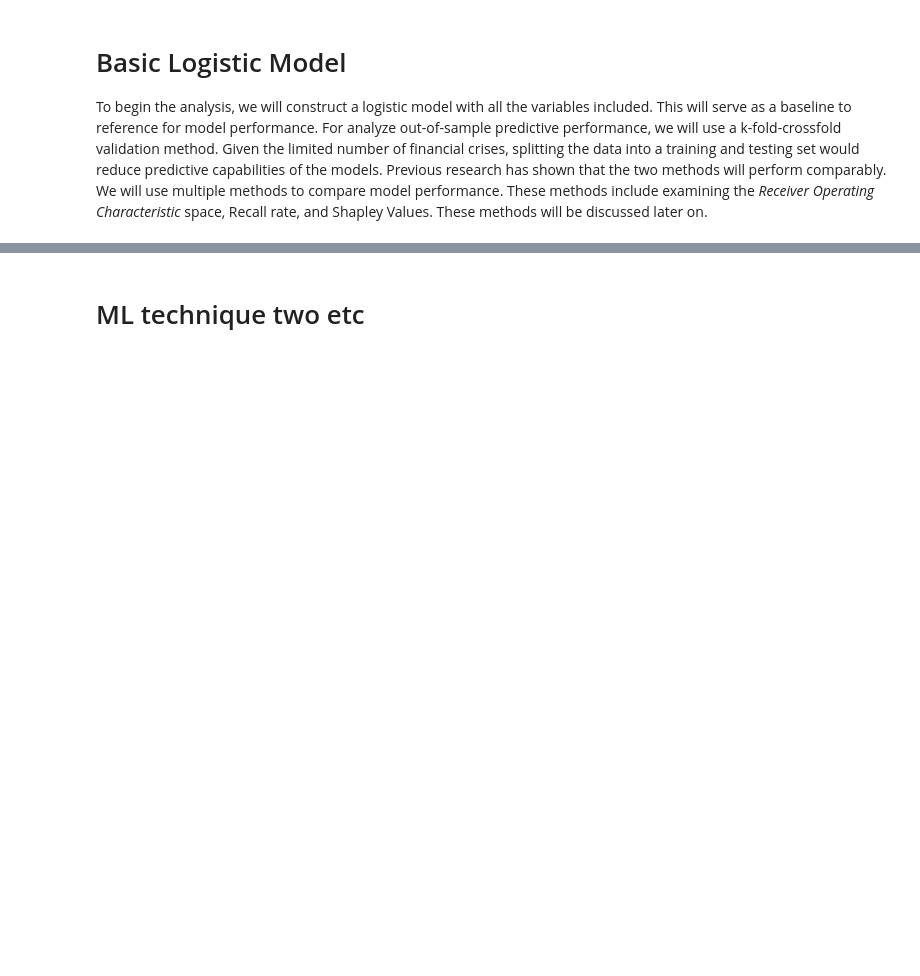
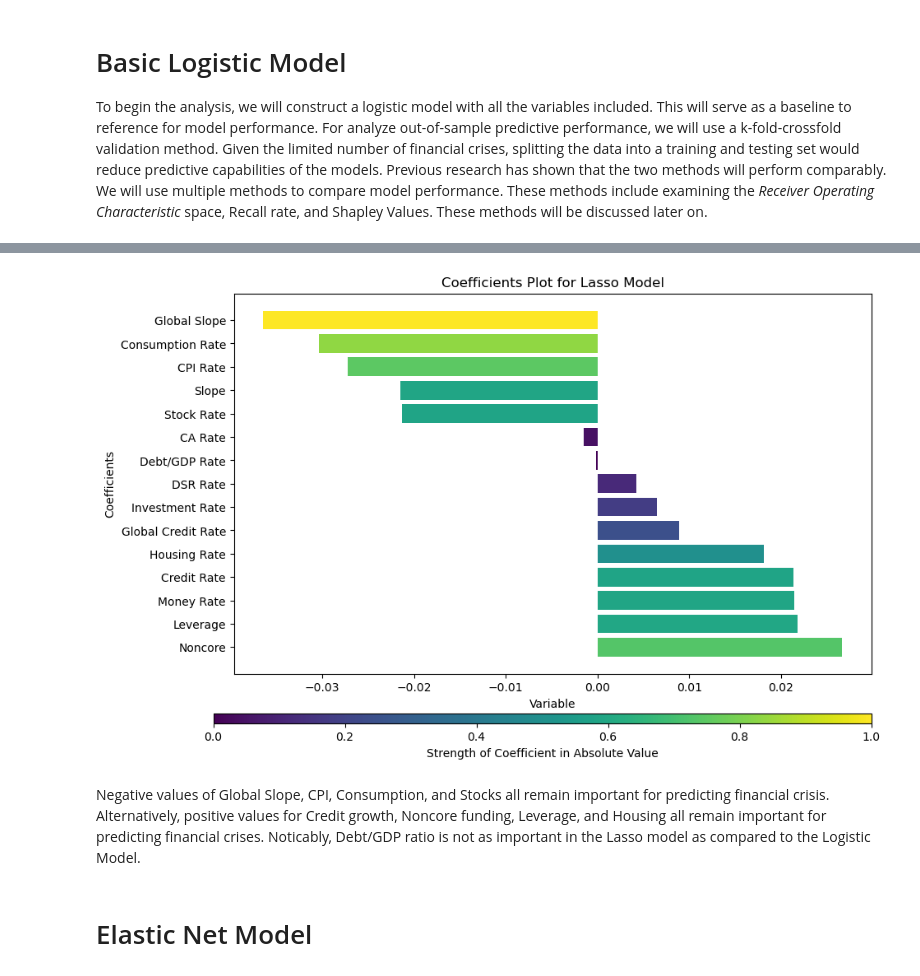
Before and after one commit to stenberg13/financial_crisis_prediction, a Jupyter notebook: Big_Data_Project_NEW.ipynb, the cells around one changed output, grey strips where cells are left out. Saved outputs shown, nothing was run; the diff lists cells and outputs as text; code cells hidden in the pictures; blank space fills up the shorter version.

```diff
--- a/Big_Data_Project_NEW.ipynb
+++ b/Big_Data_Project_NEW.ipynb
@@ -293,2 +268,25 @@ plt.barh(df['column_names'], df['coeff_lasso'])
+# %%
+column_names = df['column_names']
+coeff_lasso = df['coeff_lasso']
+
+# Define colormap 'viridis'
+cmap = plt.cm.viridis
+
+plt.figure(figsize=(10, 6))
+bars = plt.barh(column_names, coeff_lasso, color=cmap(abs(coeff_lasso) / max(abs(coeff_lasso))))
+plt.xlabel('Variable')
+plt.ylabel('Coefficients')
+plt.title('Coefficients Plot for Lasso Model')
+
+# Create a separate axis for the color bar at the bottom
+cbar_ax = plt.axes([0.1, 0.01, 0.8, 0.02])  # Adjust the position and size of the color bar axis
+cbar = plt.colorbar(plt.cm.ScalarMappable(cmap=cmap), cax=cbar_ax, orientation='horizontal')
+cbar.set_label('Strength of Coefficient in Absolute Value')
+
+plt.show()
+# %% [output]
+[figure, added]
+# %% [markdown]
+Negative values of Global Slope, CPI, Consumption, and Stocks all remain important for predicting financial crisis. Alternatively, positive values for Credit growth, Noncore funding, Leverage, and Housing all remain important for predicting financial crises. Noticably, Debt/GDP ratio is not as important in the Lasso model as compared to the Logistic Model.
 # %% [markdown]
-# ML technique two etc
+# Elastic Net Model
```
Also changed, not shown: parts of 22 cells of this notebook.
